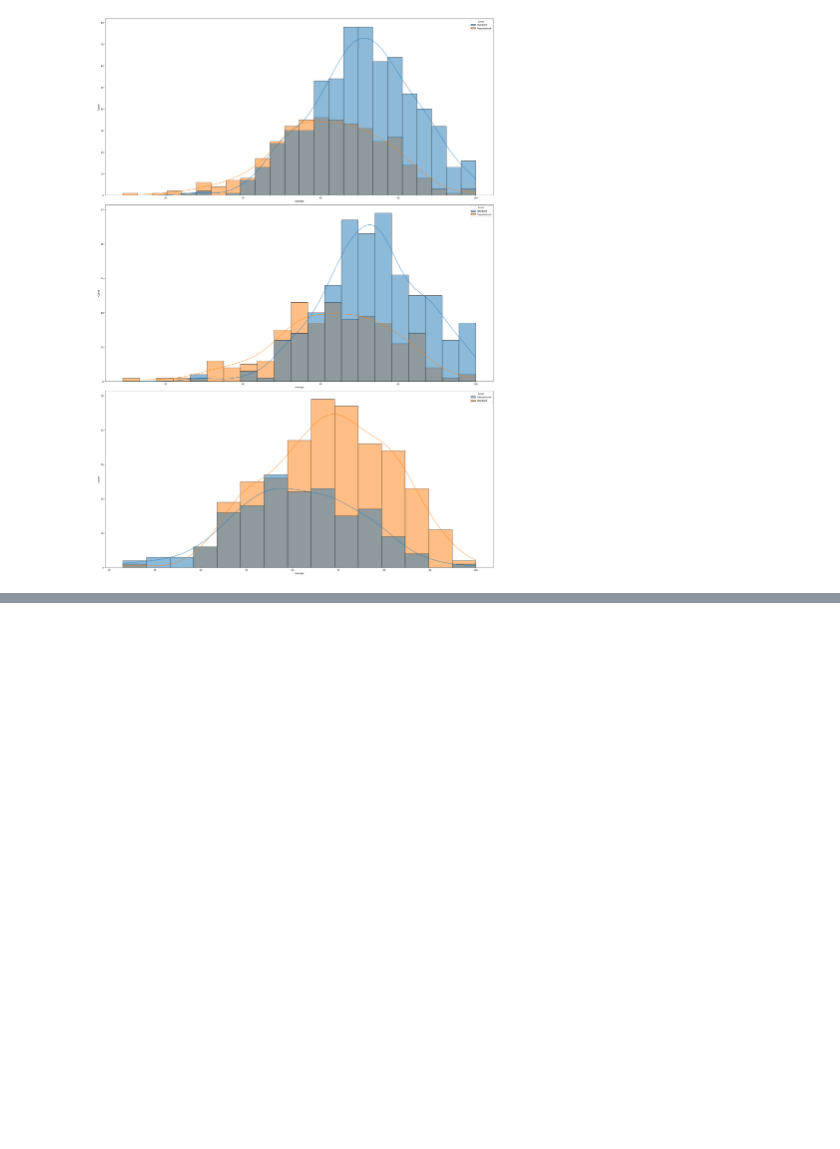
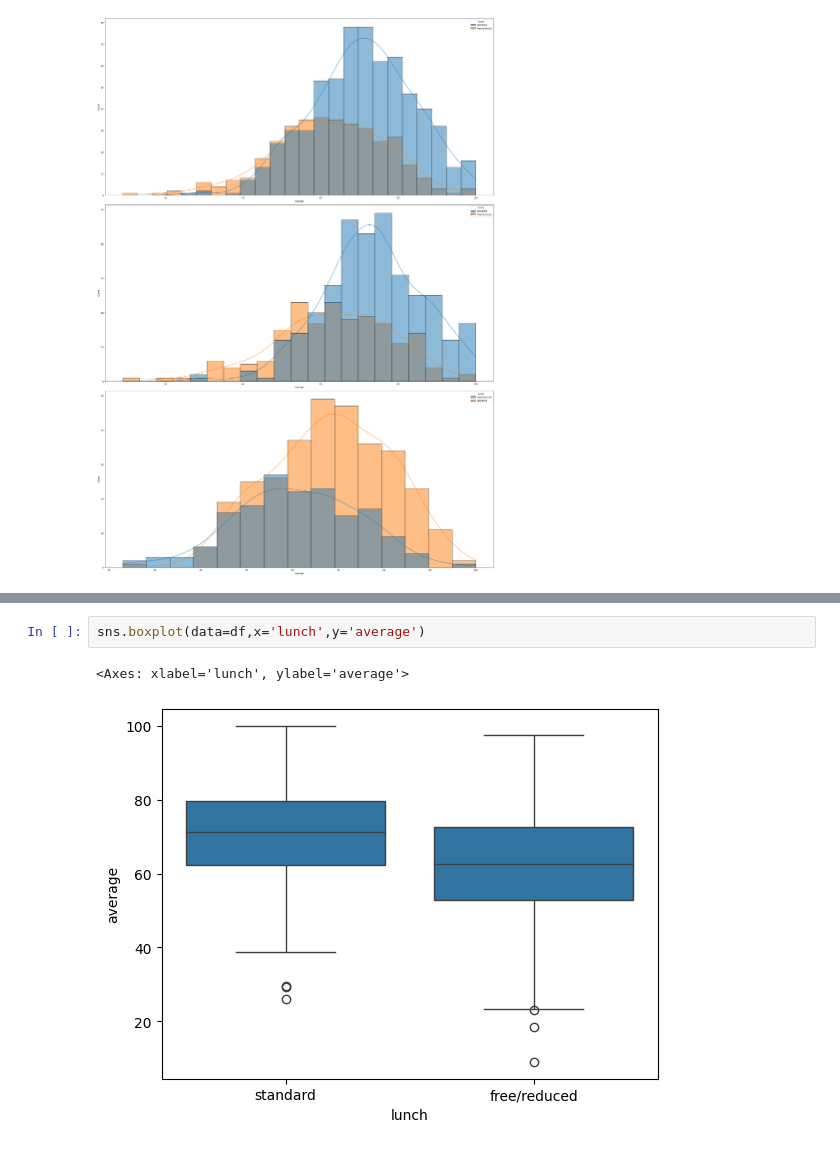
Before and after one commit to Homonculus15/ML-Basic-Project, a Jupyter notebook: src/notebook/1 eda_student_performance.ipynb, the cells around one changed output, grey strips where cells are left out. Drawn from its saved outputs; the diff is of its cells as text; blank space fills up the shorter version.

```diff
--- a/src/notebook/1 eda_student_performance.ipynb
+++ b/src/notebook/1 eda_student_performance.ipynb
@@ -183,0 +195,5 @@ plt.show()
+# %%
+sns.boxplot(data=df,x='lunch',y='average')
+# %% [output]
+<Axes: xlabel='lunch', ylabel='average'>
+[figure, added]
```
Also changed, not shown: parts of 6 cells of this notebook, 5 other files.
